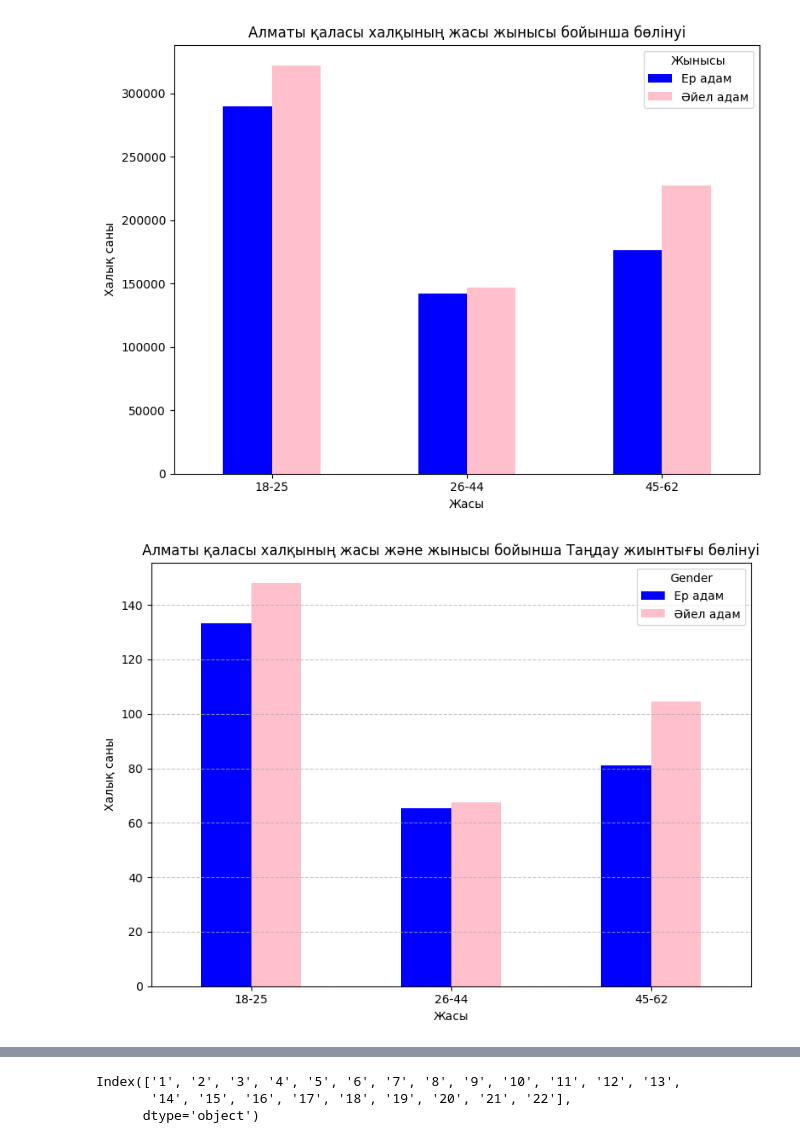
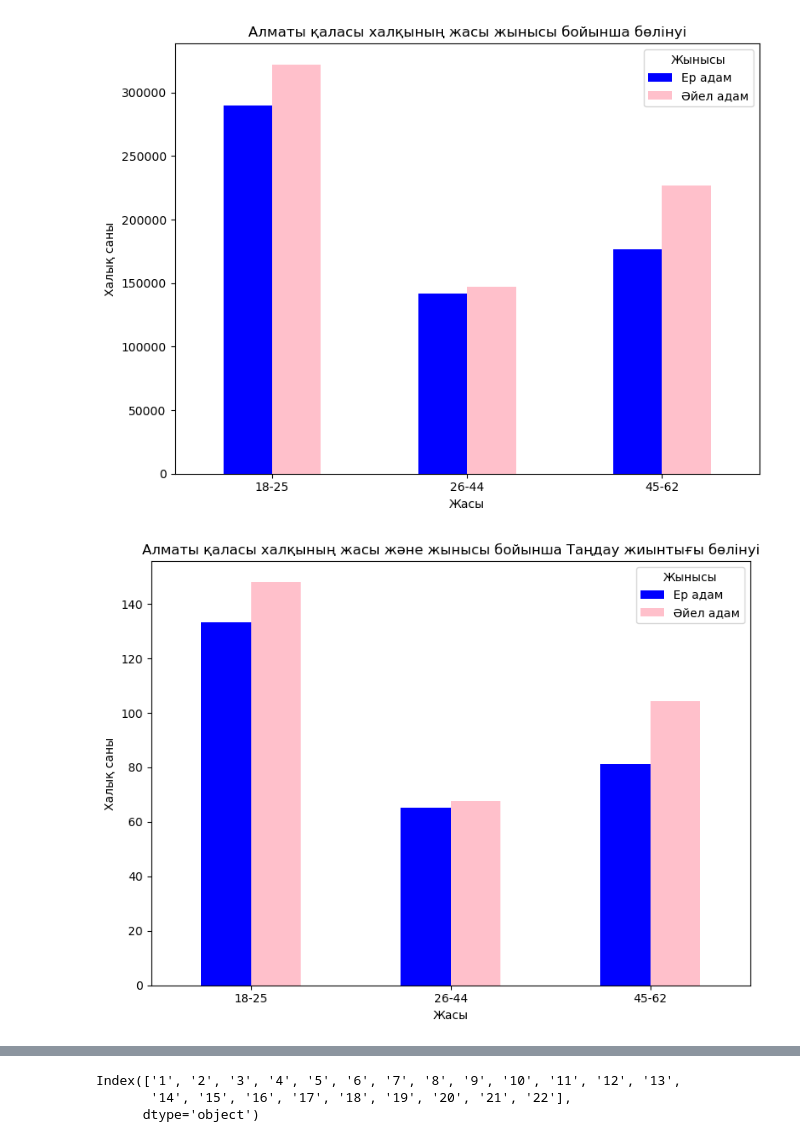
Before and after one commit to alinaskhan/Correlation-analysis, a Jupyter notebook: Analysis.ipynb, the cells around one changed output, grey strips where cells are left out. Saved outputs shown, nothing was run; the diff lists cells and outputs as text; code cells hidden in the pictures.

```diff
--- a/Analysis.ipynb
+++ b/Analysis.ipynb
@@ -85,13 +85,13 @@ spf = pd.DataFrame({'Ер адам': [133.3112,65.21926,81.09708],
 # %%
 spf.plot(kind = 'bar',figsize=(8,6),color = ['blue','pink'])
 plt.title('Алматы қаласы халқының жасы және жынысы бойынша Таңдау жиынтығы бөлінуі')
 plt.xlabel('Жасы')
 plt.ylabel('Халық саны')
 plt.xticks(rotation=0)
-plt.legend(title='Gender')
-plt.grid(axis='y',linestyle='--',alpha=0.7)
+plt.legend(title='Жынысы')
+plt.grid(axis='y',linestyle='',alpha=0.7)
 plt.tight_layout()
 plt.savefig('population_chart_survey.png',dpi=300)
 plt.show()
 # %% [output]
-[figure, old version]
+[figure, new version]
```
Also changed, not shown: parts of 8 cells of this notebook, 3 other files.
